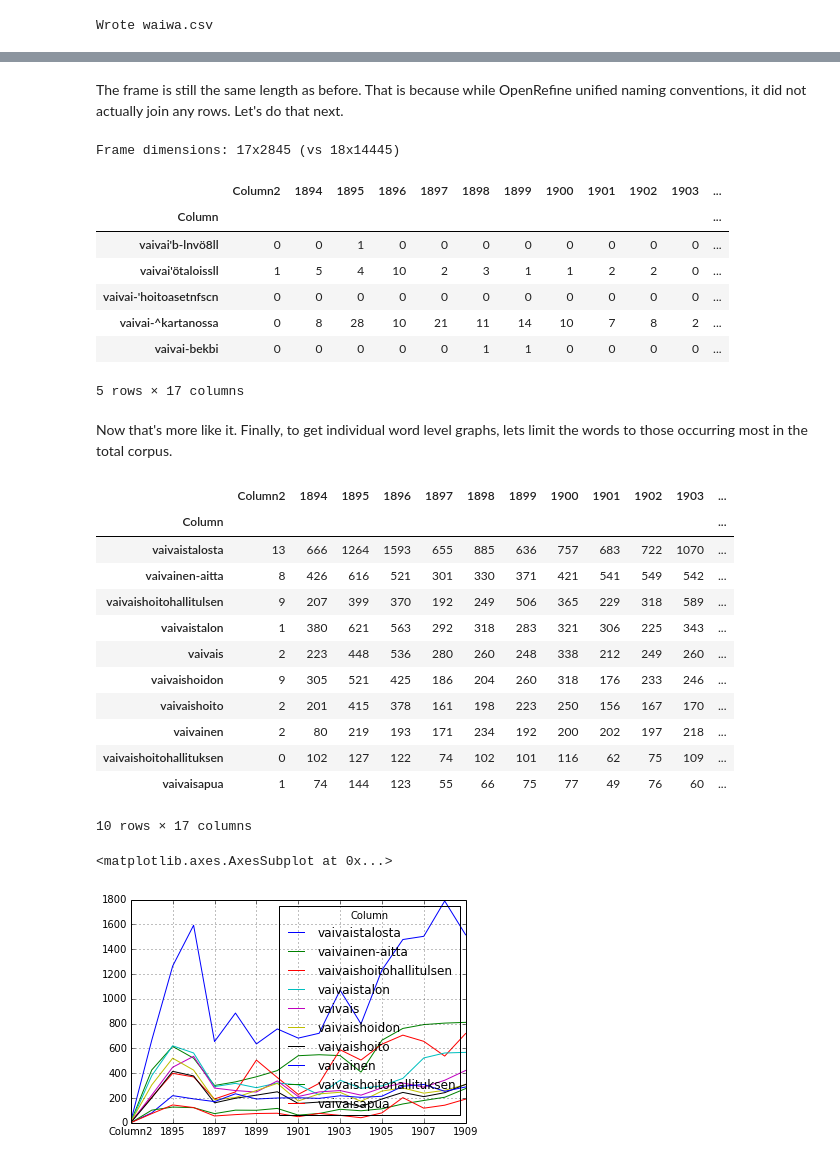
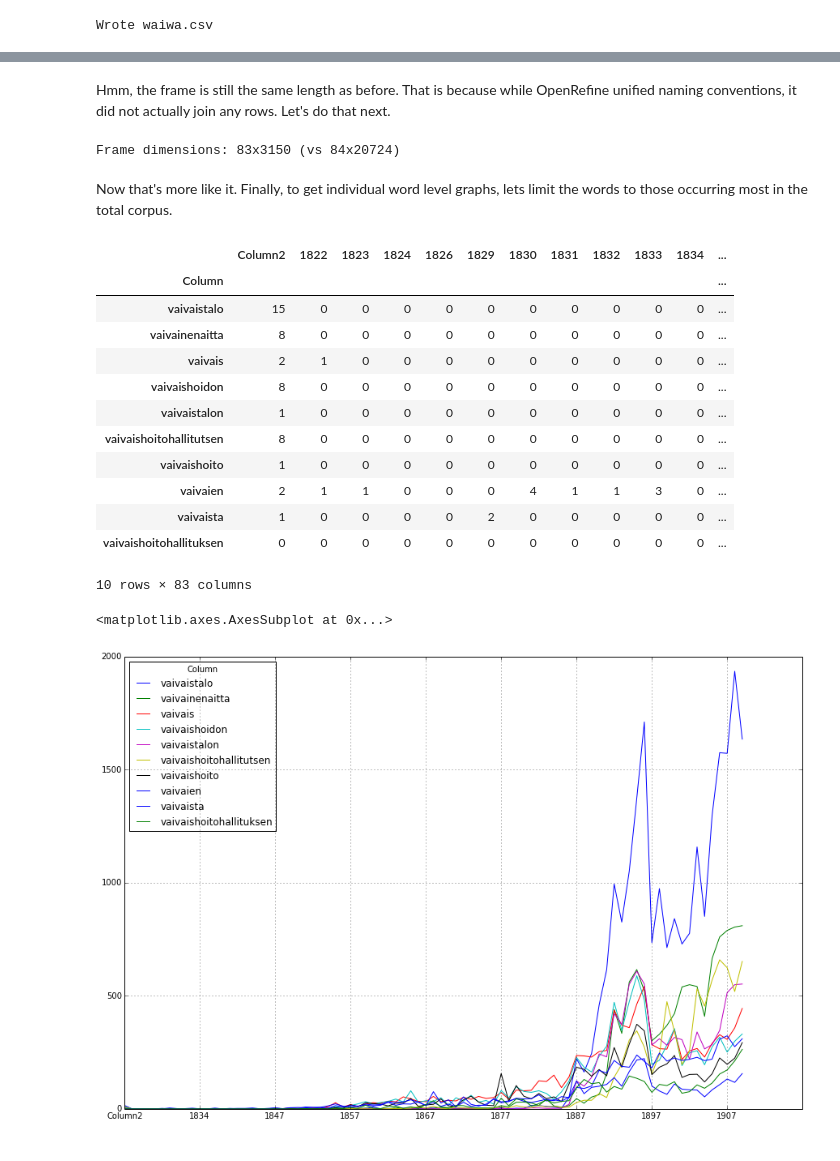
Before and after one commit to jiemakel/dhintro, a Jupyter notebook: waiwa.ipynb, the cells around one changed output, grey strips where cells are left out. Saved outputs shown, nothing was run; the diff lists cells and outputs as text; code cells hidden in the pictures.

```diff
--- a/waiwa.ipynb
+++ b/waiwa.ipynb
@@ -130,40 +145,34 @@ Frame dimensions: 18x14445
 # %% [markdown]
-The frame is still the same length as before. That is because while OpenRefine unified naming conventions, it did not actually join any rows. Let's do that next.
+Hmm, the frame is still the same length as before. That is because while OpenRefine unified naming conventions, it did not actually join any rows. Let's do that next.
 # %%
 lemmaFrame3 = lemmaFrame2.groupby('Column').aggregate(np.sum)
 print('Frame dimensions: '+str(lemmaFrame3.columns.size)+"x"+str(lemmaFrame3.index.size)+" (vs "+str(lemmaFrame2.columns.size)+"x"+str(lemmaFrame2.index.size)+")")
-lemmaFrame3.head()
 # %% [output]
-Frame dimensions: 17x2845 (vs 18x14445)
+Frame dimensions: 83x3150 (vs 84x20724)
-|  | Column2 | 1894 | 1895 | 1896 | 1897 | 1898 | 1899 | 1900 | 1901 | 1902 | 1903 | ... |
-| Column |  |  |  |  |  |  |  |  |  |  |  | ... |
-| vaivai'b-lnvö8ll | 0 | 0 | 1 | 0 | 0 | 0 | 0 | 0 | 0 | 0 | 0 | ... |
-| vaivai'ötaloissll | 1 | 5 | 4 | 10 | 2 | 3 | 1 | 1 | 2 | 2 | 0 | ... |
-| vaivai-'hoitoasetnfscn | 0 | 0 | 0 | 0 | 0 | 0 | 0 | 0 | 0 | 0 | 0 | ... |
-| vaivai-^kartanossa | 0 | 8 | 28 | 10 | 21 | 11 | 14 | 10 | 7 | 8 | 2 | ... |
-| vaivai-bekbi | 0 | 0 | 0 | 0 | 0 | 1 | 1 | 0 | 0 | 0 | 0 | ... |
-5 rows × 17 columns
 # %% [markdown]
 Now that's more like it. Finally, to get individual word level graphs, lets limit the words to those occurring most in the total corpus.
 # %%
+from IPython.display import display
 sorted =lemmaFrame3.T.sum()
 sorted.sort(ascending=False)
 top10 = lemmaFrame3.T[sorted.index[:10]]
 display(top10.T)
+from pylab import rcParams
+rcParams['figure.figsize'] = 15, 10
 top10.plot()
 # %% [output]
-|  | Column2 | 1894 | 1895 | 1896 | 1897 | 1898 | 1899 | 1900 | 1901 | 1902 | 1903 | ... |
+|  | Column2 | 1822 | 1823 | 1824 | 1826 | 1829 | 1830 | 1831 | 1832 | 1833 | 1834 | ... |
 | Column |  |  |  |  |  |  |  |  |  |  |  | ... |
-| vaivaistalosta | 13 | 666 | 1264 | 1593 | 655 | 885 | 636 | 757 | 683 | 722 | 1070 | ... |
-| vaivainen-aitta | 8 | 426 | 616 | 521 | 301 | 330 | 371 | 421 | 541 | 549 | 542 | ... |
-| vaivaishoitohallitulsen | 9 | 207 | 399 | 370 | 192 | 249 | 506 | 365 | 229 | 318 | 589 | ... |
-| vaivaistalon | 1 | 380 | 621 | 563 | 292 | 318 | 283 | 321 | 306 | 225 | 343 | ... |
-| vaivais | 2 | 223 | 448 | 536 | 280 | 260 | 248 | 338 | 212 | 249 | 260 | ... |
-| vaivaishoidon | 9 | 305 | 521 | 425 | 186 | 204 | 260 | 318 | 176 | 233 | 246 | ... |
-| vaivaishoito | 2 | 201 | 415 | 378 | 161 | 198 | 223 | 250 | 156 | 167 | 170 | ... |
-| vaivainen | 2 | 80 | 219 | 193 | 171 | 234 | 192 | 200 | 202 | 197 | 218 | ... |
-| vaivaishoitohallituksen | 0 | 102 | 127 | 122 | 74 | 102 | 101 | 116 | 62 | 75 | 109 | ... |
-| vaivaisapua | 1 | 74 | 144 | 123 | 55 | 66 | 75 | 77 | 49 | 76 | 60 | ... |
+| vaivaistalo | 15 | 0 | 0 | 0 | 0 | 0 | 0 | 0 | 0 | 0 | 0 | ... |
+| vaivainenaitta | 8 | 0 | 0 | 0 | 0 | 0 | 0 | 0 | 0 | 0 | 0 | ... |
+| vaivais | 2 | 1 | 0 | 0 | 0 | 0 | 0 | 0 | 0 | 0 | 0 | ... |
+| vaivaishoidon | 8 | 0 | 0 | 0 | 0 | 0 | 0 | 0 | 0 | 0 | 0 | ... |
+| vaivaistalon | 1 | 0 | 0 | 0 | 0 | 0 | 0 | 0 | 0 | 0 | 0 | ... |
+| vaivaishoitohallitutsen | 8 | 0 | 0 | 0 | 0 | 0 | 0 | 0 | 0 | 0 | 0 | ... |
+| vaivaishoito | 1 | 0 | 0 | 0 | 0 | 0 | 0 | 0 | 0 | 0 | 0 | ... |
+| vaivaien | 2 | 1 | 1 | 0 | 0 | 0 | 4 | 1 | 1 | 3 | 0 | ... |
+| vaivaista | 1 | 0 | 0 | 0 | 0 | 2 | 0 | 0 | 0 | 0 | 0 | ... |
+| vaivaishoitohallituksen | 0 | 0 | 0 | 0 | 0 | 0 | 0 | 0 | 0 | 0 | 0 | ... |
-10 rows × 17 columns
+10 rows × 83 columns
 <matplotlib.axes.AxesSubplot at 0x...>
-[figure, old version]
+[figure, new version]
```
Also changed, not shown: parts of 15 cells of this notebook.
